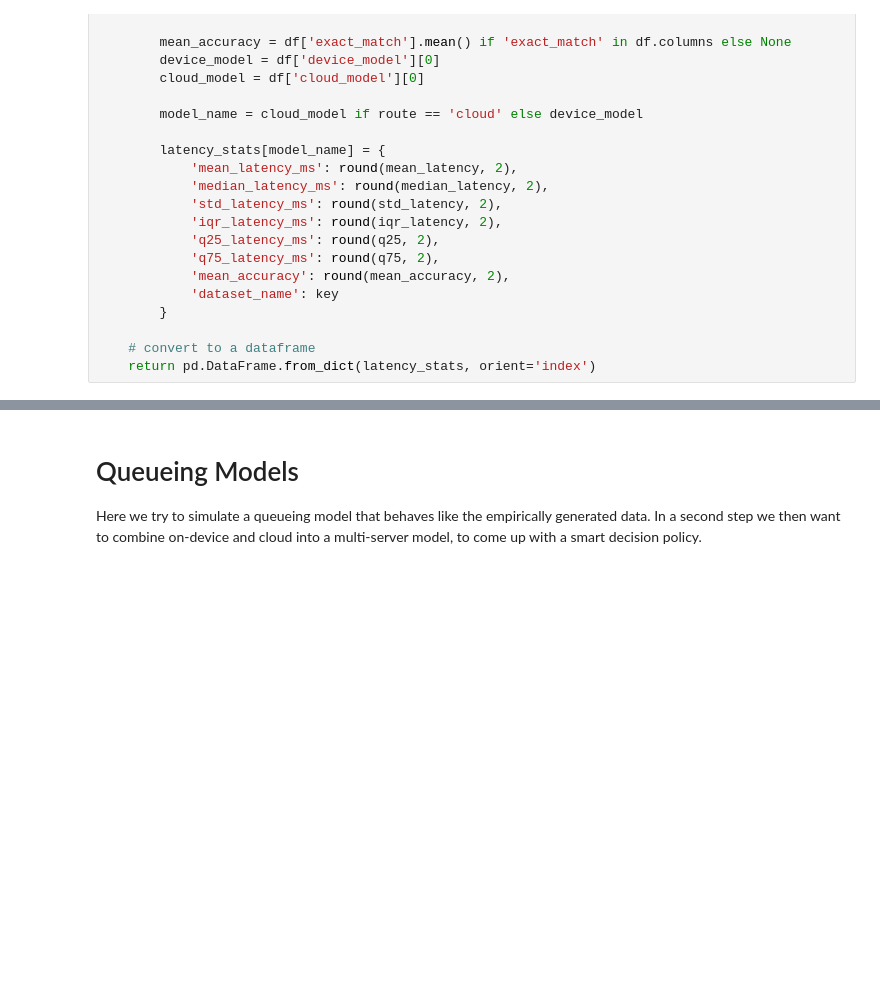
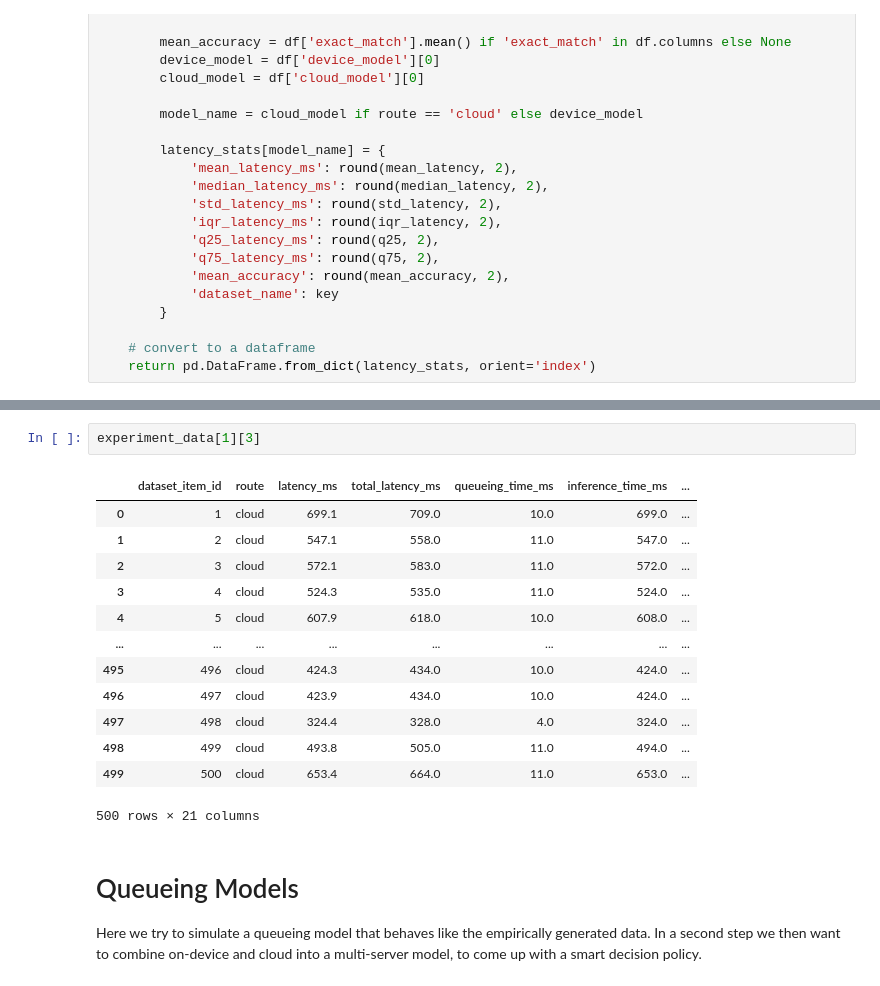
Before and after one commit to fabianHueni/UNIBE_MSGAI_HS25_Project, a Jupyter notebook: analyse/analyse_latency_data.ipynb, the cells around one changed output, grey strips where cells are left out. Cells and saved outputs as stored; diff of their text form; blank space fills up the shorter version.

```diff
--- a/analyse/analyse_latency_data.ipynb
+++ b/analyse/analyse_latency_data.ipynb
@@ -262,3 +403,19 @@ analyze_latency_statistics_for_one_device('cloud', 'cloud')
+# %%
+experiment_data[1][3]
+# %% [output]
+|  | dataset_item_id | route | latency_ms | total_latency_ms | queueing_time_ms | inference_time_ms | ... |
+| 0 | 1 | cloud | 699.1 | 709.0 | 10.0 | 699.0 | ... |
+| 1 | 2 | cloud | 547.1 | 558.0 | 11.0 | 547.0 | ... |
+| 2 | 3 | cloud | 572.1 | 583.0 | 11.0 | 572.0 | ... |
+| 3 | 4 | cloud | 524.3 | 535.0 | 11.0 | 524.0 | ... |
+| 4 | 5 | cloud | 607.9 | 618.0 | 10.0 | 608.0 | ... |
+| ... | ... | ... | ... | ... | ... | ... | ... |
+| 495 | 496 | cloud | 424.3 | 434.0 | 10.0 | 424.0 | ... |
+| 496 | 497 | cloud | 423.9 | 434.0 | 10.0 | 424.0 | ... |
+| 497 | 498 | cloud | 324.4 | 328.0 | 4.0 | 324.0 | ... |
+| 498 | 499 | cloud | 493.8 | 505.0 | 11.0 | 494.0 | ... |
+| 499 | 500 | cloud | 653.4 | 664.0 | 11.0 | 653.0 | ... |
+500 rows × 21 columns
 # %% [markdown]
 # Queueing Models
 Here we try to simulate a queueing model that behaves like the empirically generated data. In a second step we then want to combine on-device and cloud into a multi-server model, to come up with a smart decision policy.
```
Also changed, not shown: parts of 17 cells of this notebook, 1 other file.
